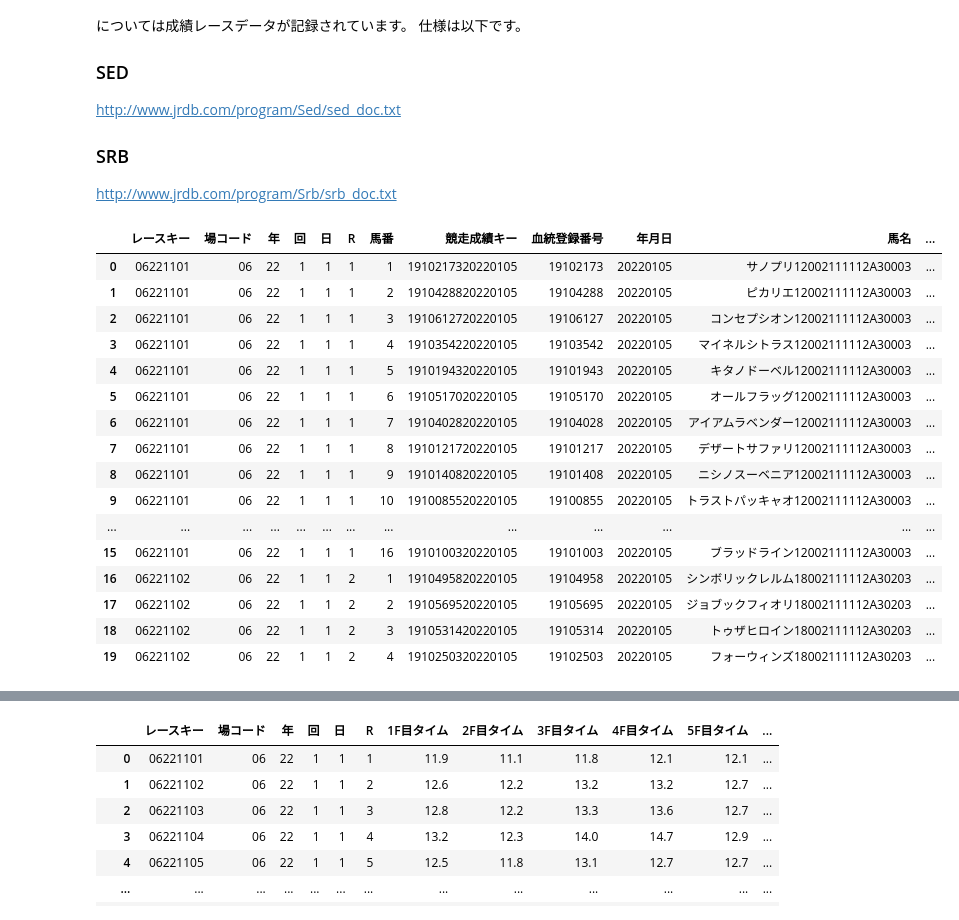
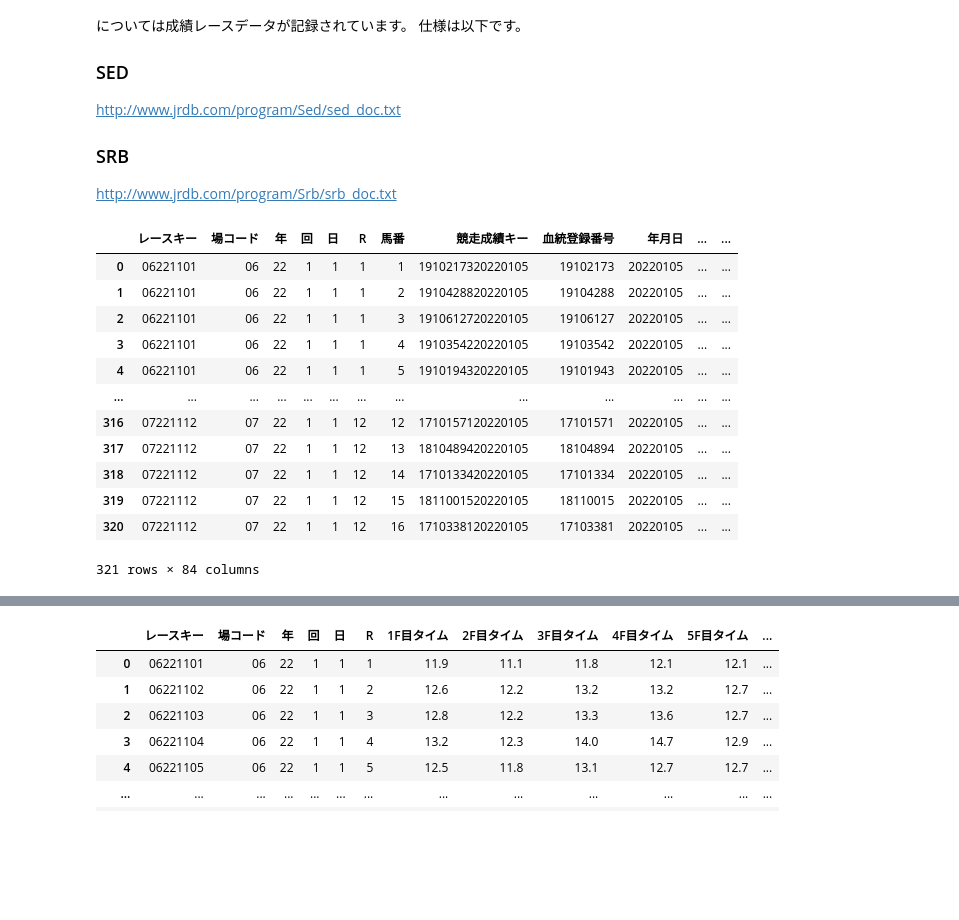
Before and after one commit to motacapla/jrdb, a Jupyter notebook: test.ipynb, the cells around one changed output, grey strips where cells are left out. Cells and saved outputs as stored; diff of their text form; code cells hidden in the pictures; blank space fills up the shorter version.

```diff
--- a/test.ipynb
+++ b/test.ipynb
@@ -26,25 +26,21 @@ text_data = loader.load(os.path.join(data_dir, filename))
 parser = parse.JrdbDataParser()
 df = parser.parse(text_data, 'SED', is_japanese=True)   # return pandas DataFrame
 # %%
-df.head(20)
+df
 # %% [output]
-|  | レースキー | 場コード | 年 | 回 | 日 | R | 馬番 | 競走成績キー | 血統登録番号 | 年月日 | 馬名 | ... |
-| 0 | 06221101 | 06 | 22 | 1 | 1 | 1 | 1 | 1910217320220105 | 19102173 | 20220105 | サノプリ12002111112A30003 | ... |
-| 1 | 06221101 | 06 | 22 | 1 | 1 | 1 | 2 | 1910428820220105 | 19104288 | 20220105 | ピカリエ12002111112A30003 | ... |
-| 2 | 06221101 | 06 | 22 | 1 | 1 | 1 | 3 | 1910612720220105 | 19106127 | 20220105 | コンセプシオン12002111112A30003 | ... |
-| 3 | 06221101 | 06 | 22 | 1 | 1 | 1 | 4 | 1910354220220105 | 19103542 | 20220105 | マイネルシトラス12002111112A30003 | ... |
-| 4 | 06221101 | 06 | 22 | 1 | 1 | 1 | 5 | 1910194320220105 | 19101943 | 20220105 | キタノドーベル12002111112A30003 | ... |
-| 5 | 06221101 | 06 | 22 | 1 | 1 | 1 | 6 | 1910517020220105 | 19105170 | 20220105 | オールフラッグ12002111112A30003 | ... |
-| 6 | 06221101 | 06 | 22 | 1 | 1 | 1 | 7 | 1910402820220105 | 19104028 | 20220105 | アイアムラベンダー12002111112A30003 | ... |
-| 7 | 06221101 | 06 | 22 | 1 | 1 | 1 | 8 | 1910121720220105 | 19101217 | 20220105 | デザートサファリ12002111112A30003 | ... |
-| 8 | 06221101 | 06 | 22 | 1 | 1 | 1 | 9 | 1910140820220105 | 19101408 | 20220105 | ニシノスーベニア12002111112A30003 | ... |
-| 9 | 06221101 | 06 | 22 | 1 | 1 | 1 | 10 | 1910085520220105 | 19100855 | 20220105 | トラストパッキャオ12002111112A30003 | ... |
+|  | レースキー | 場コード | 年 | 回 | 日 | R | 馬番 | 競走成績キー | 血統登録番号 | 年月日 | ... | ... |
+| 0 | 06221101 | 06 | 22 | 1 | 1 | 1 | 1 | 1910217320220105 | 19102173 | 20220105 | ... | ... |
+| 1 | 06221101 | 06 | 22 | 1 | 1 | 1 | 2 | 1910428820220105 | 19104288 | 20220105 | ... | ... |
+| 2 | 06221101 | 06 | 22 | 1 | 1 | 1 | 3 | 1910612720220105 | 19106127 | 20220105 | ... | ... |
+| 3 | 06221101 | 06 | 22 | 1 | 1 | 1 | 4 | 1910354220220105 | 19103542 | 20220105 | ... | ... |
+| 4 | 06221101 | 06 | 22 | 1 | 1 | 1 | 5 | 1910194320220105 | 19101943 | 20220105 | ... | ... |
 | ... | ... | ... | ... | ... | ... | ... | ... | ... | ... | ... | ... | ... |
-| 15 | 06221101 | 06 | 22 | 1 | 1 | 1 | 16 | 1910100320220105 | 19101003 | 20220105 | ブラッドライン12002111112A30003 | ... |
-| 16 | 06221102 | 06 | 22 | 1 | 1 | 2 | 1 | 1910495820220105 | 19104958 | 20220105 | シンボリックレルム18002111112A30203 | ... |
-| 17 | 06221102 | 06 | 22 | 1 | 1 | 2 | 2 | 1910569520220105 | 19105695 | 20220105 | ジョブックフィオリ18002111112A30203 | ... |
-| 18 | 06221102 | 06 | 22 | 1 | 1 | 2 | 3 | 1910531420220105 | 19105314 | 20220105 | トゥザヒロイン18002111112A30203 | ... |
-| 19 | 06221102 | 06 | 22 | 1 | 1 | 2 | 4 | 1910250320220105 | 19102503 | 20220105 | フォーウィンズ18002111112A30203 | ... |
+| 316 | 07221112 | 07 | 22 | 1 | 1 | 12 | 12 | 1710157120220105 | 17101571 | 20220105 | ... | ... |
+| 317 | 07221112 | 07 | 22 | 1 | 1 | 12 | 13 | 1810489420220105 | 18104894 | 20220105 | ... | ... |
+| 318 | 07221112 | 07 | 22 | 1 | 1 | 12 | 14 | 1710133420220105 | 17101334 | 20220105 | ... | ... |
+| 319 | 07221112 | 07 | 22 | 1 | 1 | 12 | 15 | 1811001520220105 | 18110015 | 20220105 | ... | ... |
+| 320 | 07221112 | 07 | 22 | 1 | 1 | 12 | 16 | 1710338120220105 | 17103381 | 20220105 | ... | ... |
+321 rows × 84 columns
 # %%
 import os
 import pandas as pd
```
Also changed, not shown: 1 other file.
